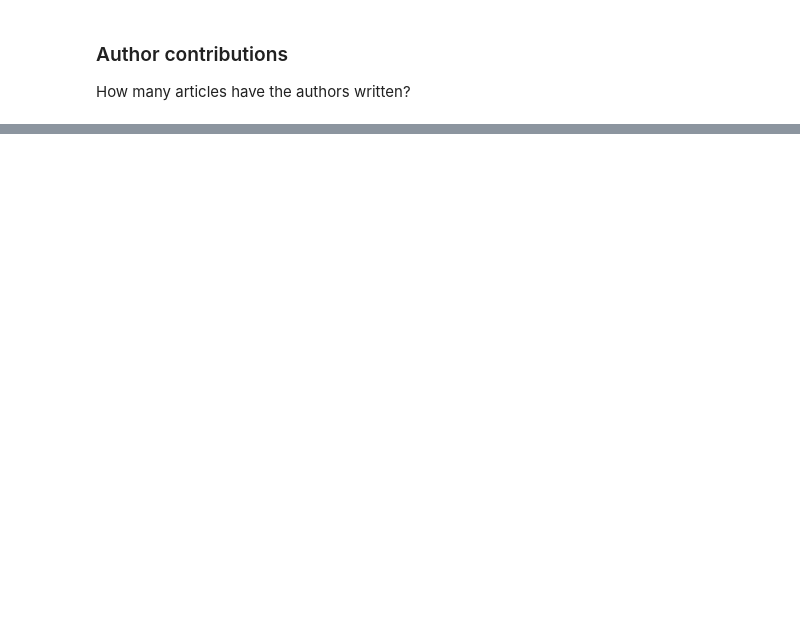
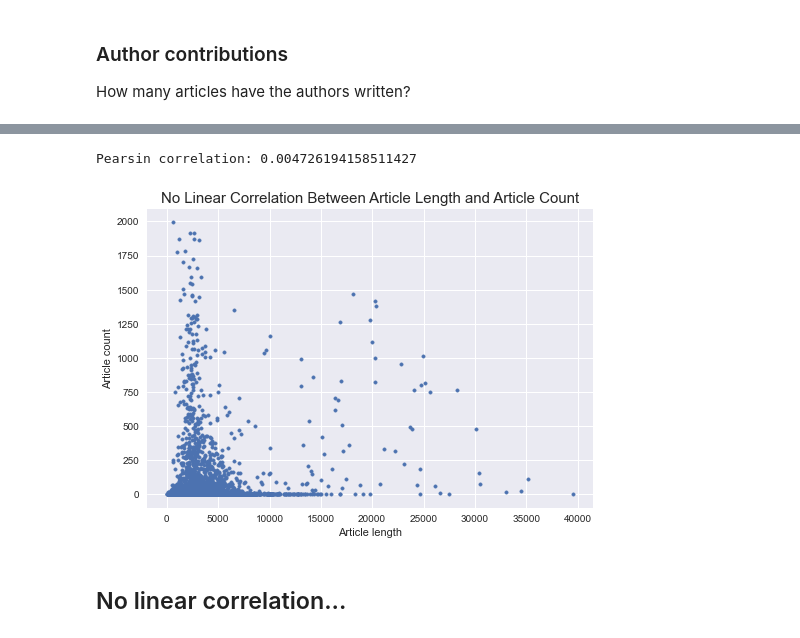
Before and after one commit to kroglkt/articlencoding, a Jupyter notebook: Data Formatting.ipynb, the cells around one changed output, grey strips where cells are left out. Drawn from its saved outputs; the diff is of its cells as text; code cells hidden in the pictures; blank space fills up the shorter version.

```diff
--- a/Data Formatting.ipynb
+++ b/Data Formatting.ipynb
@@ -261,0 +289,14 @@ Name: Byline, Length: 2475, dtype: int64
+# %%
+df2 = pd.DataFrame(index=data['Byline'].unique(),columns=['avg_len', 'article_count'])
+avg_body_length_series = df.groupby(['author']).mean()['body_length']
+article_count_series = data['Byline'].value_counts()
+
+for i in data['Byline'].unique():
+    if i == '':
+        continue
+
+    avg_len = avg_body_length_series[i]
+    article_count = article_count_series[i]
+    df2.loc[i] = [avg_len, article_count]
+
+df2
@@ -261,0 +317,21 @@ Name: Byline, Length: 2475, dtype: int64
+# %%
+x = df2.avg_len
+y = df2.article_count
+plt.scatter(x[y<2000], y[y<2000], marker='.')
+plt.ylabel("Article count")
+plt.xlabel("Article length")
+
+x = x.to_numpy(dtype=float)
+y = y.to_numpy(dtype=float)
+x = np.nan_to_num(x)
+y = np.nan_to_num(y)
+
+corr = pearsonr(x,y)[0]
+print("Pearsin correlation:", corr)
+
+plt.title("No Linear Correlation Between Article Length and Article Count", fontsize=15);
+# %% [output]
+Pearsin correlation: 0.004726194158511427
+[figure, added]
+# %% [markdown]
+## No linear correlation...
```
Also changed, not shown: parts of 19 cells of this notebook, 2 other files.
